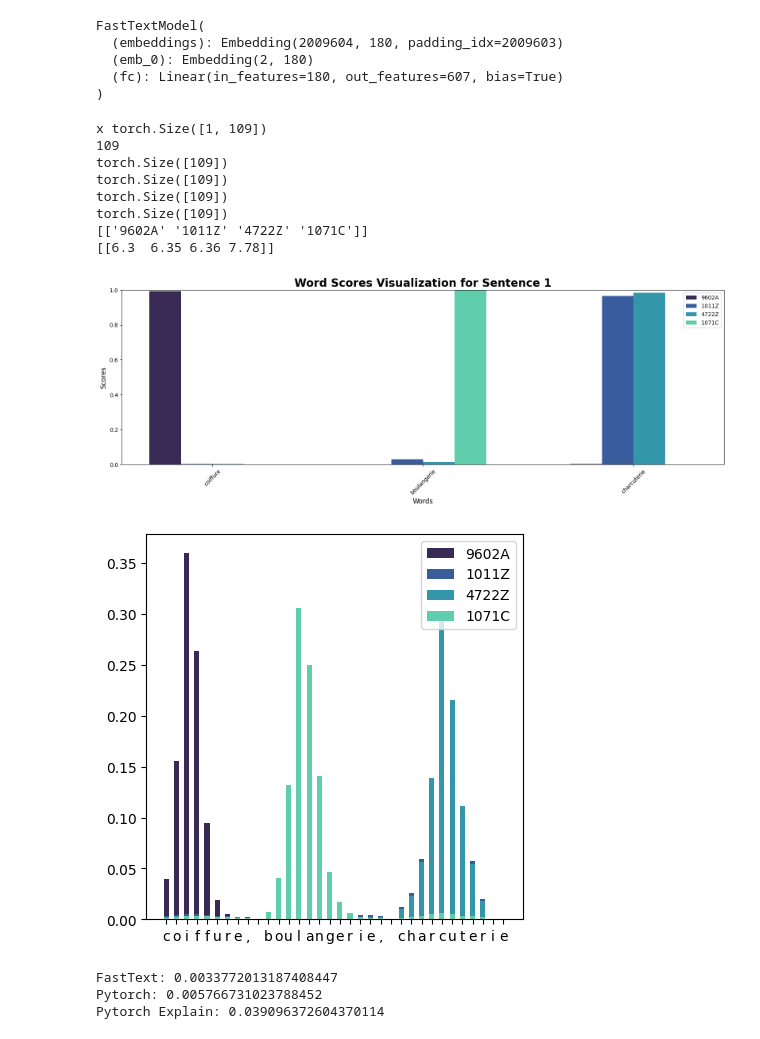
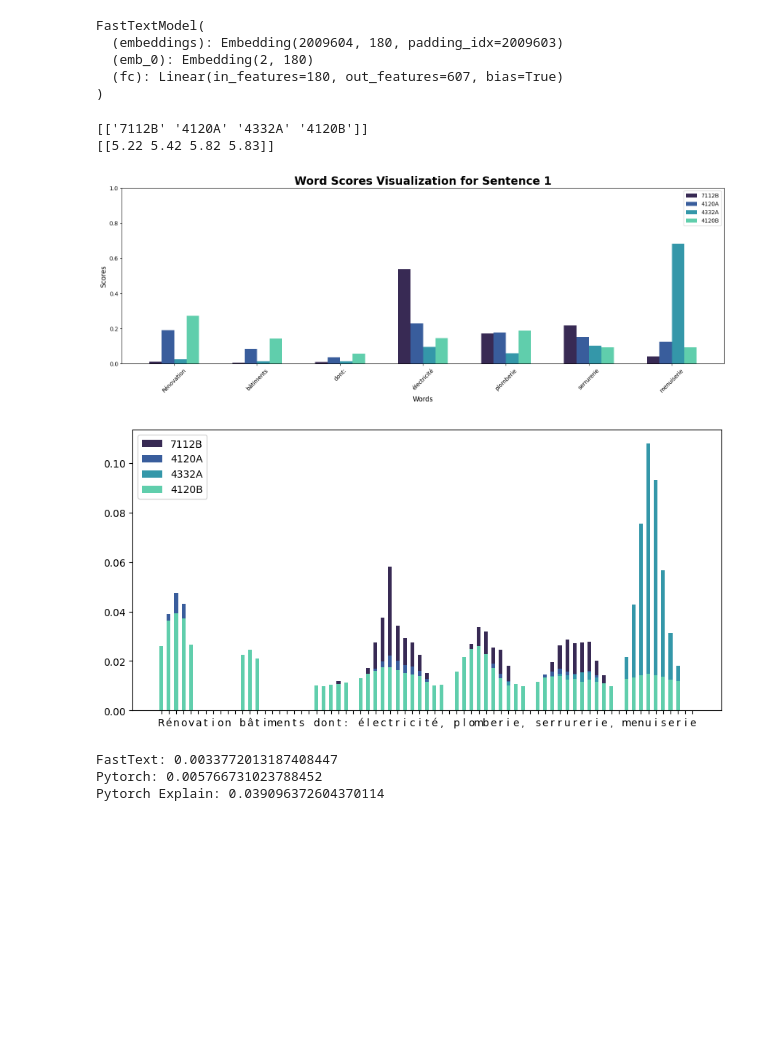
Before and after one commit to InseeFrLab/torch-fastText, a Jupyter notebook: notebooks/experiments.ipynb, the cells around one changed output. Cells and saved outputs as stored; diff of their text form; code cells hidden in the pictures; blank space fills up the shorter version.

```diff
--- a/notebooks/experiments.ipynb
+++ b/notebooks/experiments.ipynb
@@ -55,57 +59,41 @@ model_name = "fasttext"
 version = 1
 fasttext = mlflow.pyfunc.load_model(model_uri=f"models:/{model_name}/{version}")
 # %%
-model = torch.load("../src/model.pth")
+model = torch.load("model.pth")
+model.direct_bagging = False
 model.eval()
-
-model.direct_bagging = False
-model
 # %% [output]
 FastTextModel(
   (embeddings): Embedding(2009604, 180, padding_idx=2009603)
   (emb_0): Embedding(2, 180)
   (fc): Linear(in_features=180, out_features=607, bias=True)
 )
-# %%
-embeddings = nn.EmbeddingBag(
-    embedding_dim=embedding_dim, num_embeddings=2009604, sparse=sparse, mode="mean"
-)
-embeddings.load_state_dict(model.embeddings.state_dict())
-model.embeddings = embeddings
-model.direct_bagging = True
-model.vocab_size = 2009604
-model.sparse = False
 # %%
 text = [
     "Rénovation bâtiments dont: électricité, plomberie, serrurerie, menuiserie",
     "Gestion de portefeuille pour le compte de tiers et gestion de fonds d'investissement",
     "L'acquisition, l'apport, la propriété, la mise en valeur, la transformation, la construction, l'aménagement, l'administration, la location",
     "Saisie de documents et extraction de donnée pour le compte d'entreprises",
     "L'investissement immobilier, l'achat et vente de biens immobiliers en qualité de marchand de Biens, la promotion immobilière, la gestion loc",
     "La Société a pour objet en France et à l'étranger : - l'activité de conseil au profit de toute personne physique ou morale ; - l'enseignement et la formation de toutes matières en cours collectifs et particuliers à domicile ou dans des établissements scolaires",
 ]
 
-text = ["coiffure, boulangerie, charcuterie"]
+text = ["Rénovation bâtiments dont: électricité, plomberie, serrurerie, menuiserie"]
 topk = 4
-params = {f"feature_{i}": x[1 + i][0].numpy().tolist() for i in range(len(x) - 1)}
+params = {'additional_var':[1]*len(text)}
+# params = {f"feature_{i}": x[1 + i][0].numpy().tolist() for i in range(len(x) - 1)}
 pred, confidence, all_scores, all_scores_letters = model.predict_and_explain(
     text, params, top_k=topk
 )
 print(pred)
 print(confidence)
 explainability.explainability_viz.visualize_word_scores(all_scores, text, pred)
 explainability.explainability_viz.visualize_letter_scores(all_scores_letters, text, pred)
 # %% [output]
-x torch.Size([1, 109])
-109
-torch.Size([109])
-torch.Size([109])
-torch.Size([109])
-torch.Size([109])
-[['9602A' '1011Z' '4722Z' '1071C']]
-[[6.3  6.35 6.36 7.78]]
+[['7112B' '4120A' '4332A' '4120B']]
+[[5.22 5.42 5.82 5.83]]
-[figure, old version]
+[figure, new version]
-[figure, old version]
+[figure, new version]
 # %%
 import time
 from tqdm import tqdm
```
Also changed, not shown: parts of 10 cells of this notebook, 6 other files.
